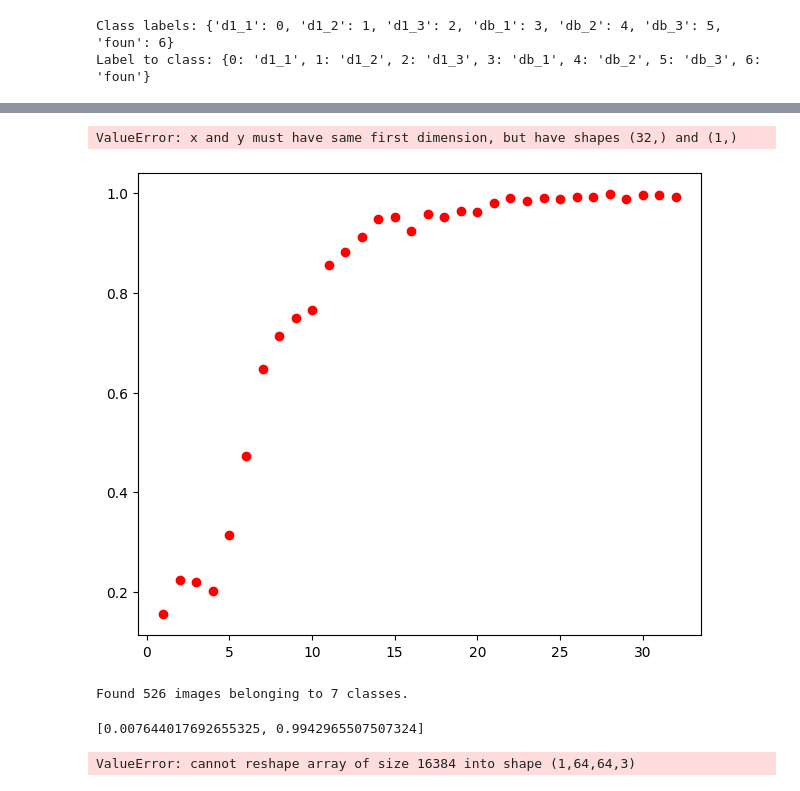
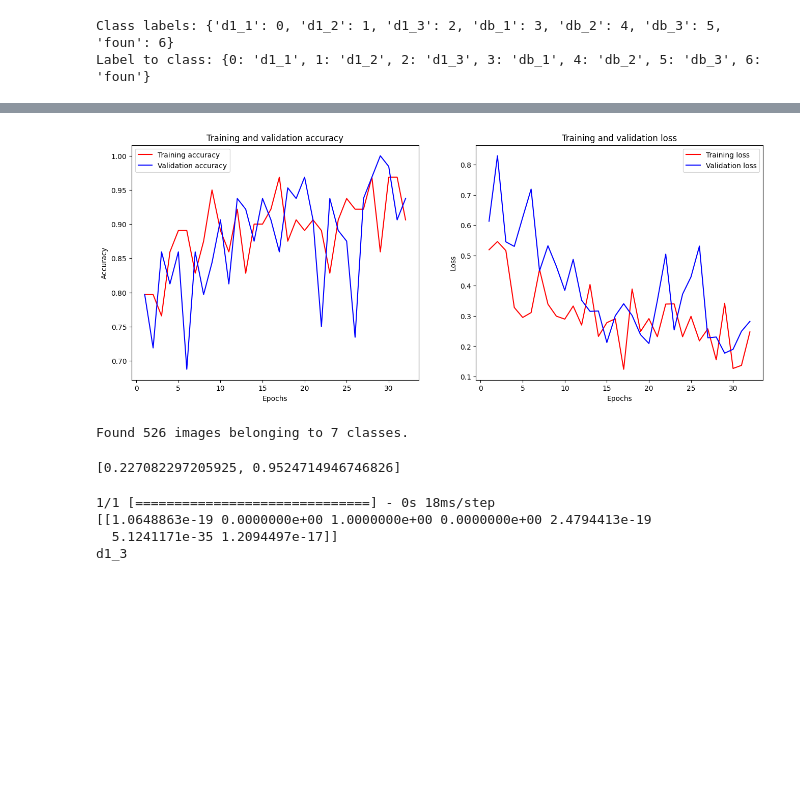
Before and after one commit to aauhac/Flesssre, a Jupyter notebook: project/Image classification/tensorflow.ipynb, the cells around one changed output, grey strips where cells are left out. Saved outputs shown, nothing was run; the diff lists cells and outputs as text; code cells hidden in the pictures; blank space fills up the shorter version.

```diff
--- a/project/Image classification/tensorflow.ipynb
+++ b/project/Image classification/tensorflow.ipynb
@@ -10,7 +10,7 @@ imageGenerator = ImageDataGenerator(
     width_shift_range=0.1,
     height_shift_range=0.1,
     brightness_range=[.2, .2],
-    horizontal_flip=True,
+    zoom_range=0.2,
     validation_split=.2
 )
 
@@ -84,17 +84,20 @@ _________________________________________________________________
 # %%
 model.compile(
     optimizer='adam',
-    loss='binary_crossentropy',
+    loss='categorical_crossentropy',
     metrics=['acc'],
 )
+# %%
+steps_per_epoch = 2
+validation_steps = 2
 # %%
 epochs = 32
 history = model.fit(
     trainGen,
+    steps_per_epoch=steps_per_epoch, # steps_per_epoch=trainGen.samples / epochs,
     epochs=epochs,
-    steps_per_epoch=trainGen.samples / epochs,
     validation_data=validationGen,
-    validation_steps=trainGen.samples / epochs,
+    validation_steps=validation_steps  # validation_steps=trainGen.samples / epochs,
 )
 # %% [output]
 Epoch 1/32
@@ -117,37 +120,38 @@ Epoch 32/32
 # %%
+import matplotlib.pyplot as plt
+
 def show_graph(history):
     accuracy = history.history['acc']
     val_accuracy = history.history['val_acc']
     loss = history.history['loss']
     val_loss = history.history['val_loss']
 
     epochs = range(1, len(loss) + 1)
 
     plt.figure(figsize=(16, 6))
 
     plt.subplot(121)
-    plt.plot(epochs, accuracy, 'ro', label='Training accuracy')
-    plt.plot(epochs, val_accuracy, 'r', label='Validation accuracy')
+    plt.plot(epochs, accuracy, 'r', label='Training accuracy')
+    plt.plot(epochs, val_accuracy, 'b', label='Validation accuracy')
     plt.title('Training and validation accuracy')
     plt.xlabel('Epochs')
     plt.ylabel('Accuracy')
     plt.legend()
 
     plt.subplot(122)
     # loss 및 val_loss 데이터의 크기를 epochs에 맞게 조정
-    plt.plot(epochs, loss, 'bo', label='Training loss')
+    plt.plot(epochs, loss, 'r', label='Training loss')
     plt.plot(epochs, val_loss, 'b', label='Validation loss')
     plt.title('Training and validation loss')
     plt.xlabel('Epochs')
     plt.ylabel('Loss')
     plt.legend()
 
     plt.show()
 
 show_graph(history)
 # %% [output]
-ValueError: x and y must have same first dimension, but have shapes (32,) and (1,)
-[figure, old version]
+[figure, new version]
 # %%
 rootPath = './dataset/train'
 
@@ -164,7 +168,7 @@ testGen = imageGenerator.flow_from_directory(
 model.evaluate_generator(testGen)
 # %% [output]
 Found 526 images belonging to 7 classes.
-[0.007644017692655325, 0.9942965507507324]
+[0.227082297205925, 0.9524714946746826]
 # %%
 import numpy as np
 from PIL import Image
@@ -194,13 +198,15 @@ img_np = np.array(i)
 # %%
 from tensorflow.keras.preprocessing.image import array_to_img
 import numpy as np
+from PIL import Image
 
-img_path = './pred/pre4.png'
-i = Image.open(img_path)
+img_path = './pred/pre3.jpg'
+img = Image.open(img_path)
 
-img_np = np.array(i)
+img_resized = img.resize((1200,1200))
+img_resized.show()
+img_np = np.array(img_resized)
 
-# img_np가 1280 * 1280 이미지인 것으로 가정합니다.
 
 resized_img_np = np.array(array_to_img(img_np).resize((64, 64)))
 resized_img_np = resized_img_np / 255.0
@@ -211,4 +217,7 @@ predicted_class_prob = np.max(result)  # 최댓값을 찾음
 predicted_class_index = np.argmax(result)  # 최댓값의 인덱스를 찾음
 print(label_to_class[predicted_class_index])
 # %% [output]
-ValueError: cannot reshape array of size 16384 into shape (1,64,64,3)
+1/1 [==============================] - 0s 18ms/step
+[[1.0648863e-19 0.0000000e+00 1.0000000e+00 0.0000000e+00 2.4794413e-19
+  5.1241171e-35 1.2094497e-17]]
+d1_3
```
Also changed, not shown: parts of 3 cells of this notebook, 1 other file.
